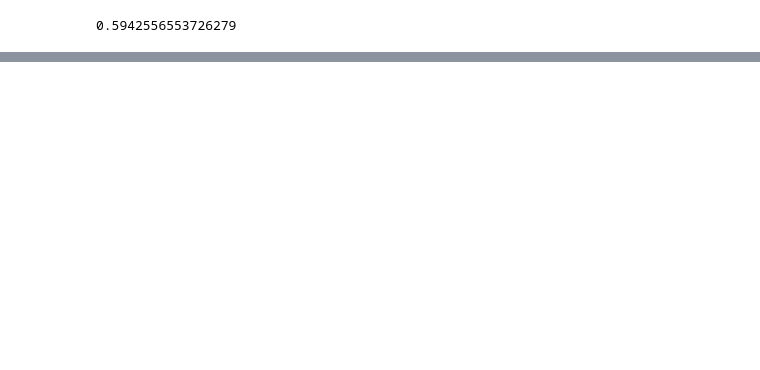
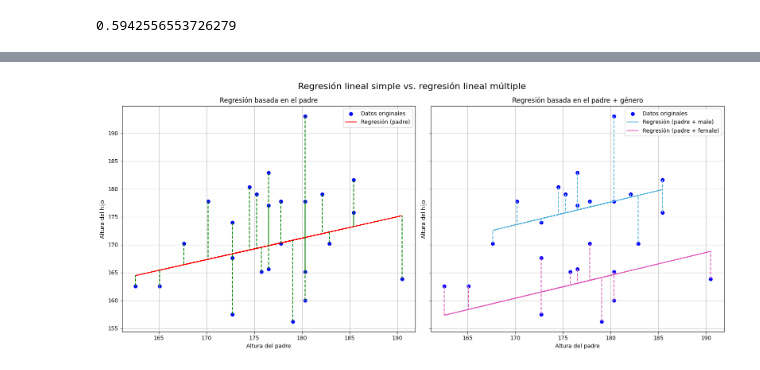
Before and after one commit to Void-CA/Linear-Regression, a Jupyter notebook: linearRegression.ipynb, the cells around one changed output, grey strips where cells are left out. Saved outputs shown, nothing was run; the diff lists cells and outputs as text; code cells hidden in the pictures; blank space fills up the shorter version.

```diff
--- a/linearRegression.ipynb
+++ b/linearRegression.ipynb
@@ -230,0 +242,10 @@ print(model_gender.rsquared)
+# %%
+# Crear dataframe con las variables a utilizar
+exploratory_data = heights[["father", "gender", "childHeight"]].copy()
+
+# Crear predicciones para la altura del hijo con cada modelo
+exploratory_data['childHeight_father'] = model.predict(exploratory_data)
+exploratory_data['childHeight_father_gender'] = model_gender.predict(exploratory_data)
+
+# Mostar las primeras filas
+exploratory_data.head()
@@ -230,0 +287,19 @@ print(model_gender.rsquared)
+# %%
+# Calcular el error residual
+exploratory_data["error_father"] = (exploratory_data["childHeight"] - exploratory_data["childHeight_father"])
+exploratory_data["error_father_gender"] = (exploratory_data["childHeight"] - exploratory_data["childHeight_father_gender"])
+
+residual_error = exploratory_data[["error_father", "error_father_gender"]]
+
+errors = pd.DataFrame()
+
+# Calcular el error absoluto medio
+errors["MAE"] = np.abs(residual_error).mean()
+
+# Calcular el error cuadrático medio
+errors["MSE"] = np.pow(residual_error, 2).mean()
+
+# Calcular la raíz del error cuadrático medio
+errors["RMSE"] = np.sqrt(errors["MSE"])
+
+print(errors)
@@ -230,0 +323,5 @@ print(model_gender.rsquared)
+# %%
+from scripts.not_shown_cells import plot_regression_error
+plot_regression_error(exploratory_data)
+# %% [output]
+[figure, added]
```
Also changed, not shown: parts of 25 cells of this notebook, 2 other files.
